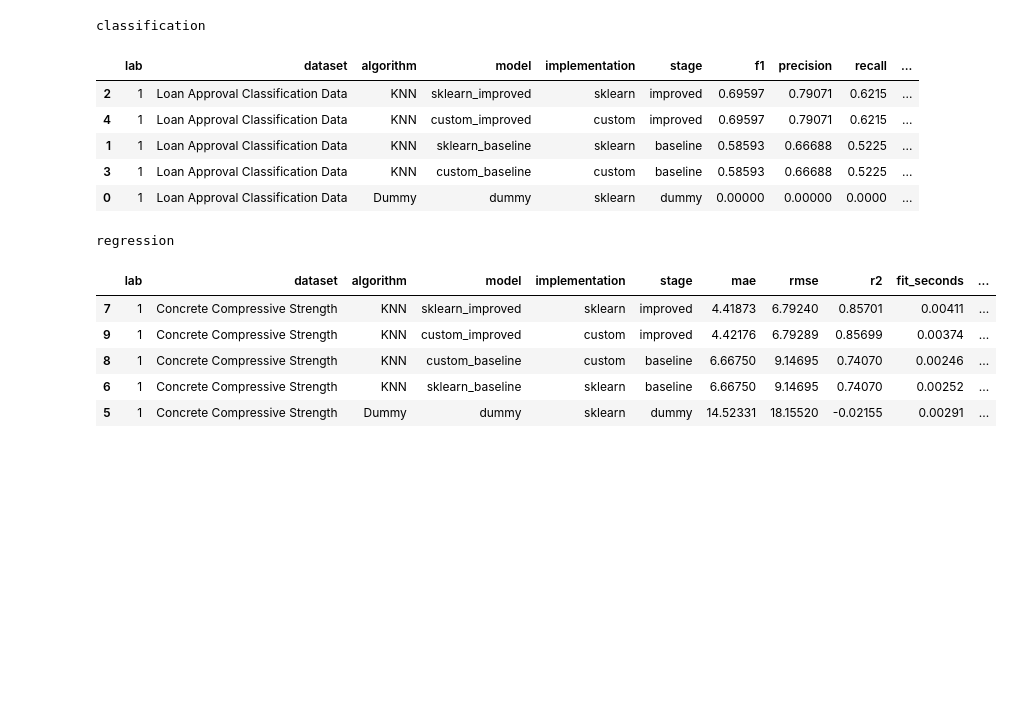
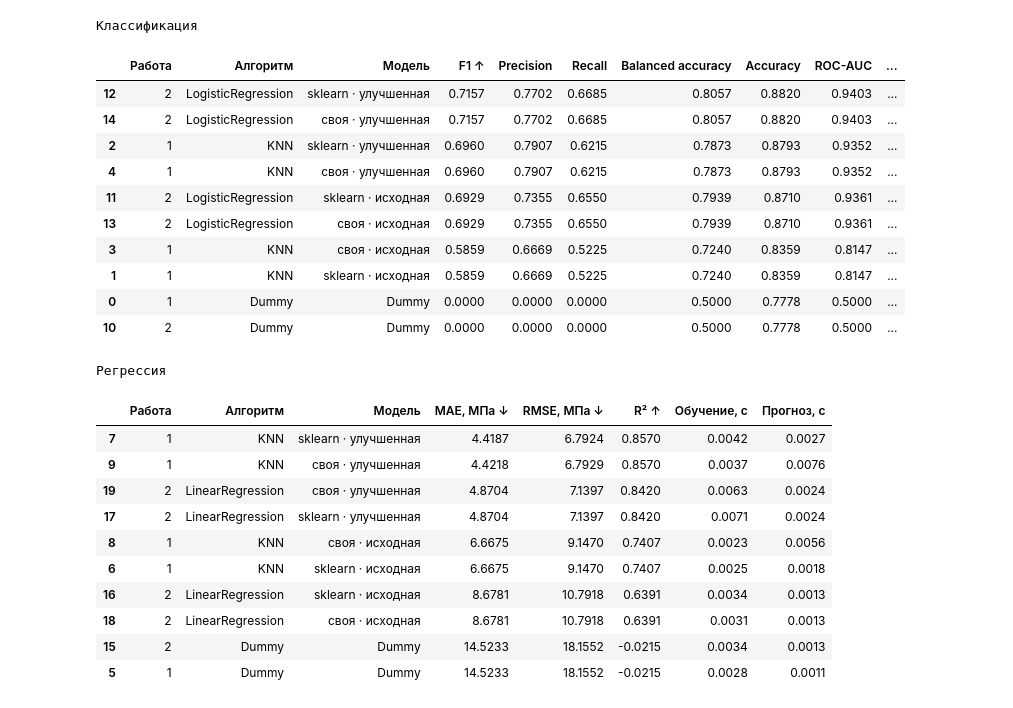
Before and after one commit to sergey162/AI-Frameworks, a Jupyter notebook: comparison.ipynb, the cells around one changed output. Drawn from its saved outputs; the diff is of its cells as text; code cells hidden in the pictures; blank space fills up the shorter version.

```diff
--- a/comparison.ipynb
+++ b/comparison.ipynb
@@ -58,30 +171,40 @@ print(f"Получено {len(results)} строк; лабораторных: {r
 # %%
 # Сначала проверяем протокол внутри каждой задачи, затем показываем результаты.
 identity = ["dataset", "target", "feature_set", "dataset_sha", "split_sha", "protocol_id", "n_train", "n_test"]
 for task, group in results.groupby("task"):
     if len(group[identity].drop_duplicates()) != 1:
         raise ValueError(f"Несопоставимые данные или разбиения для {task}")
     score = "f1" if task == "classification" else "mae"
     if score not in group or group[score].isna().any():
         raise ValueError(f"Отсутствуют метрики для {task}")
-    columns = ["lab", "dataset", "algorithm", "model", "implementation", "stage"]
+    columns = ["lab", "algorithm", "model"]
     columns += ["f1", "precision", "recall", "balanced_accuracy", "accuracy", "roc_auc", "average_precision"] if task == "classification" else ["mae", "rmse", "r2"]
     columns += ["fit_seconds", "predict_seconds"]
-    print(task)
-    display(group[columns].sort_values(score, ascending=task != "classification").round(5))
+    print(TASK_NAMES[task])
+    show_table(group[columns].sort_values(score, ascending=task != "classification").round(5))
 # %% [output]
-classification
+Классификация
-|  | lab | dataset | algorithm | model | implementation | stage | f1 | precision | recall | ... |
-| 2 | 1 | Loan Approval Classification Data | KNN | sklearn_improved | sklearn | improved | 0.69597 | 0.79071 | 0.6215 | ... |
-| 4 | 1 | Loan Approval Classification Data | KNN | custom_improved | custom | improved | 0.69597 | 0.79071 | 0.6215 | ... |
-| 1 | 1 | Loan Approval Classification Data | KNN | sklearn_baseline | sklearn | baseline | 0.58593 | 0.66688 | 0.5225 | ... |
-| 3 | 1 | Loan Approval Classification Data | KNN | custom_baseline | custom | baseline | 0.58593 | 0.66688 | 0.5225 | ... |
-| 0 | 1 | Loan Approval Classification Data | Dummy | dummy | sklearn | dummy | 0.00000 | 0.00000 | 0.0000 | ... |
+|  | Работа | Алгоритм | Модель | F1 ↑ | Precision | Recall | Balanced accuracy | Accuracy | ROC-AUC | ... |
+| 12 | 2 | LogisticRegression | sklearn · улучшенная | 0.7157 | 0.7702 | 0.6685 | 0.8057 | 0.8820 | 0.9403 | ... |
+| 14 | 2 | LogisticRegression | своя · улучшенная | 0.7157 | 0.7702 | 0.6685 | 0.8057 | 0.8820 | 0.9403 | ... |
+| 2 | 1 | KNN | sklearn · улучшенная | 0.6960 | 0.7907 | 0.6215 | 0.7873 | 0.8793 | 0.9352 | ... |
+| 4 | 1 | KNN | своя · улучшенная | 0.6960 | 0.7907 | 0.6215 | 0.7873 | 0.8793 | 0.9352 | ... |
+| 11 | 2 | LogisticRegression | sklearn · исходная | 0.6929 | 0.7355 | 0.6550 | 0.7939 | 0.8710 | 0.9361 | ... |
+| 13 | 2 | LogisticRegression | своя · исходная | 0.6929 | 0.7355 | 0.6550 | 0.7939 | 0.8710 | 0.9361 | ... |
+| 3 | 1 | KNN | своя · исходная | 0.5859 | 0.6669 | 0.5225 | 0.7240 | 0.8359 | 0.8147 | ... |
+| 1 | 1 | KNN | sklearn · исходная | 0.5859 | 0.6669 | 0.5225 | 0.7240 | 0.8359 | 0.8147 | ... |
+| 0 | 1 | Dummy | Dummy | 0.0000 | 0.0000 | 0.0000 | 0.5000 | 0.7778 | 0.5000 | ... |
+| 10 | 2 | Dummy | Dummy | 0.0000 | 0.0000 | 0.0000 | 0.5000 | 0.7778 | 0.5000 | ... |
-regression
+Регрессия
-|  | lab | dataset | algorithm | model | implementation | stage | mae | rmse | r2 | fit_seconds | ... |
-| 7 | 1 | Concrete Compressive Strength | KNN | sklearn_improved | sklearn | improved | 4.41873 | 6.79240 | 0.85701 | 0.00411 | ... |
-| 9 | 1 | Concrete Compressive Strength | KNN | custom_improved | custom | improved | 4.42176 | 6.79289 | 0.85699 | 0.00374 | ... |
-| 8 | 1 | Concrete Compressive Strength | KNN | custom_baseline | custom | baseline | 6.66750 | 9.14695 | 0.74070 | 0.00246 | ... |
-| 6 | 1 | Concrete Compressive Strength | KNN | sklearn_baseline | sklearn | baseline | 6.66750 | 9.14695 | 0.74070 | 0.00252 | ... |
-| 5 | 1 | Concrete Compressive Strength | Dummy | dummy | sklearn | dummy | 14.52331 | 18.15520 | -0.02155 | 0.00291 | ... |
+|  | Работа | Алгоритм | Модель | MAE, МПа ↓ | RMSE, МПа ↓ | R² ↑ | Обучение, с | Прогноз, с |
+| 7 | 1 | KNN | sklearn · улучшенная | 4.4187 | 6.7924 | 0.8570 | 0.0042 | 0.0027 |
+| 9 | 1 | KNN | своя · улучшенная | 4.4218 | 6.7929 | 0.8570 | 0.0037 | 0.0076 |
+| 19 | 2 | LinearRegression | своя · улучшенная | 4.8704 | 7.1397 | 0.8420 | 0.0063 | 0.0024 |
+| 17 | 2 | LinearRegression | sklearn · улучшенная | 4.8704 | 7.1397 | 0.8420 | 0.0071 | 0.0024 |
+| 8 | 1 | KNN | своя · исходная | 6.6675 | 9.1470 | 0.7407 | 0.0023 | 0.0056 |
+| 6 | 1 | KNN | sklearn · исходная | 6.6675 | 9.1470 | 0.7407 | 0.0025 | 0.0018 |
+| 16 | 2 | LinearRegression | sklearn · исходная | 8.6781 | 10.7918 | 0.6391 | 0.0034 | 0.0013 |
+| 18 | 2 | LinearRegression | своя · исходная | 8.6781 | 10.7918 | 0.6391 | 0.0031 | 0.0013 |
+| 15 | 2 | Dummy | Dummy | 14.5233 | 18.1552 | -0.0215 | 0.0034 | 0.0013 |
+| 5 | 1 | Dummy | Dummy | 14.5233 | 18.1552 | -0.0215 | 0.0028 | 0.0011 |
 # %% [markdown]
```
Also changed, not shown: parts of 11 cells of this notebook, 40 other files.
